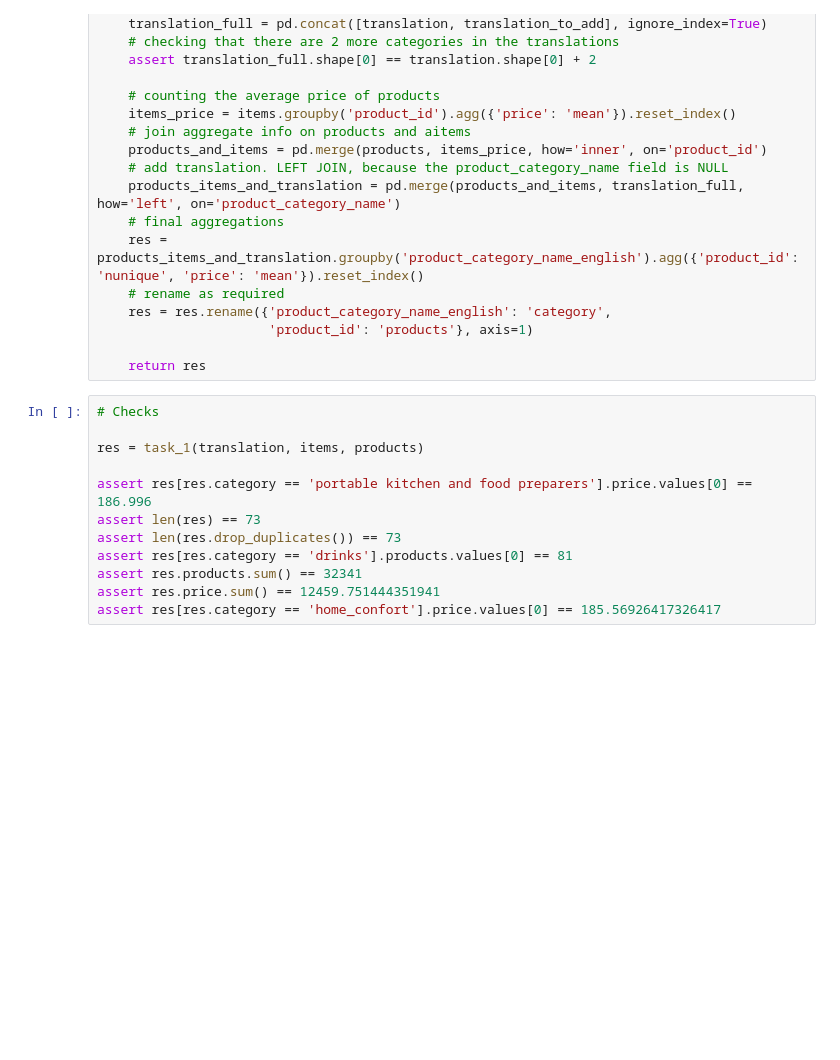
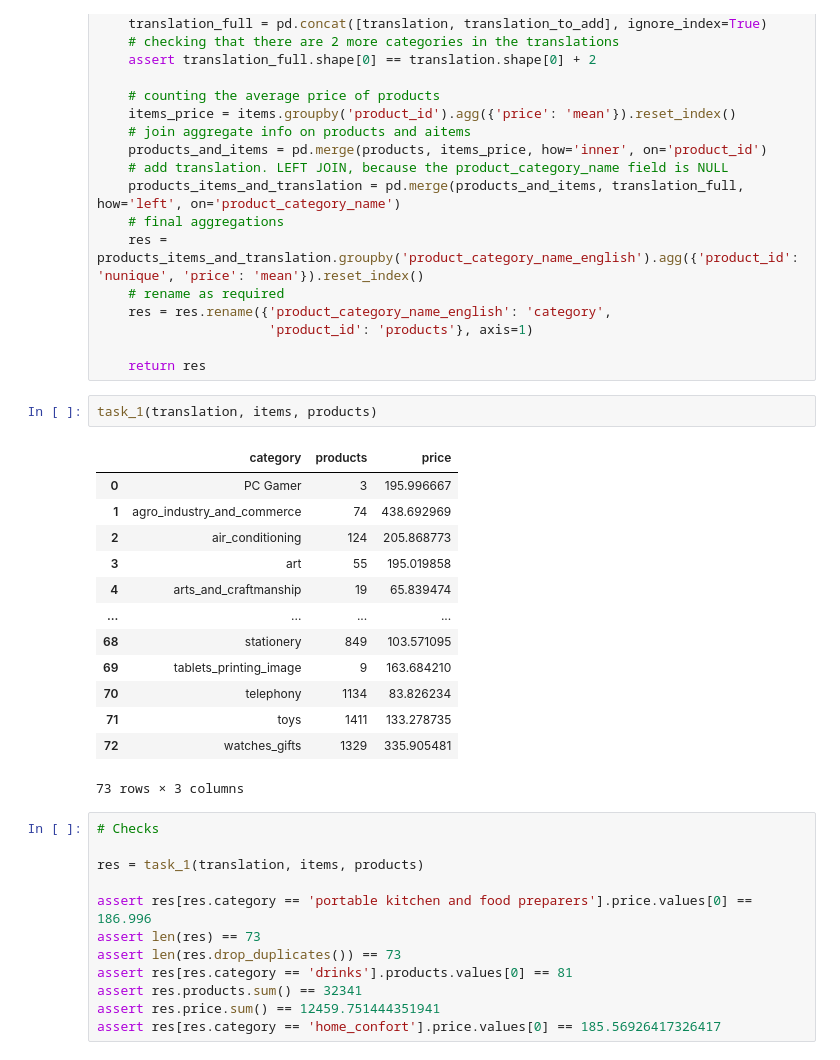
Before and after one commit to VladRub1/Data-Analysis, a Jupyter notebook: Olist-marketplace-analysis/Pandas/Python_olist_pandas_project.ipynb, the cells around one changed output. Cells and saved outputs as stored; diff of their text form; blank space fills up the shorter version.

```diff
--- a/Olist-marketplace-analysis/Pandas/Python_olist_pandas_project.ipynb
+++ b/Olist-marketplace-analysis/Pandas/Python_olist_pandas_project.ipynb
@@ -111,6 +111,22 @@ def task_1(translation, items, products):
                       'product_id': 'products'}, axis=1)
 
     return res
+# %%
+task_1(translation, items, products)
+# %% [output]
+|  | category | products | price |
+| 0 | PC Gamer | 3 | 195.996667 |
+| 1 | agro_industry_and_commerce | 74 | 438.692969 |
+| 2 | air_conditioning | 124 | 205.868773 |
+| 3 | art | 55 | 195.019858 |
+| 4 | arts_and_craftmanship | 19 | 65.839474 |
+| ... | ... | ... | ... |
+| 68 | stationery | 849 | 103.571095 |
+| 69 | tablets_printing_image | 9 | 163.684210 |
+| 70 | telephony | 1134 | 83.826234 |
+| 71 | toys | 1411 | 133.278735 |
+| 72 | watches_gifts | 1329 | 335.905481 |
+73 rows × 3 columns
 # %%
 # Checks
 
```
Also changed, not shown: parts of 9 cells of this notebook, 2 other files.
